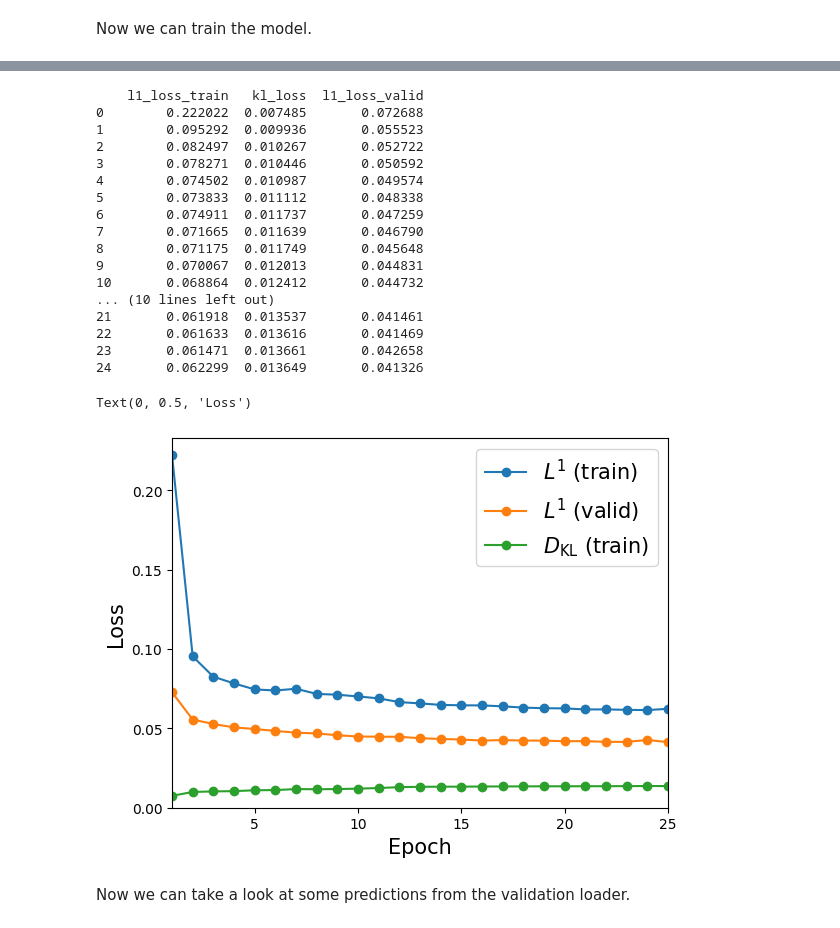
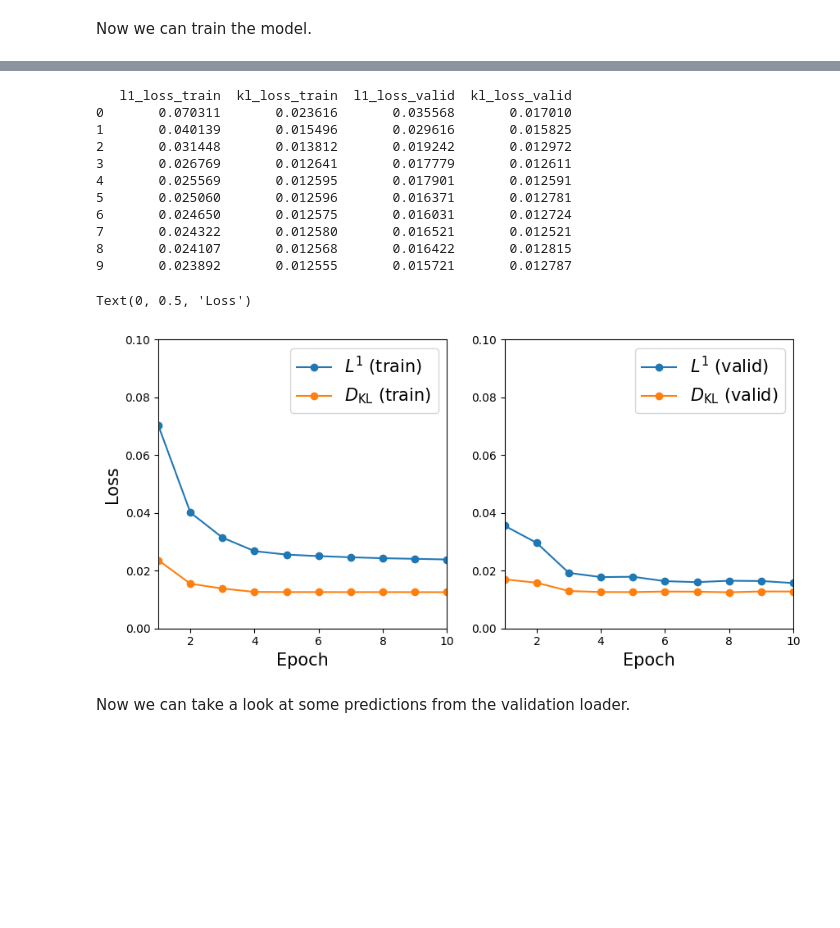
Before and after one commit to jdenholm/TorchTools, a Jupyter notebook: demos/variational_autoencoder_demo.ipynb, the cells around one changed output, grey strips where cells are left out. Saved outputs shown, nothing was run; the diff lists cells and outputs as text; code cells hidden in the pictures; blank space fills up the shorter version.

```diff
--- a/demos/variational_autoencoder_demo.ipynb
+++ b/demos/variational_autoencoder_demo.ipynb
@@ -233,27 +164,20 @@ def validate_one_epoch(
 # %% [markdown]
 Now we can train the model.
 # %%
-from time import perf_counter, sleep
+from time import perf_counter
 
 from numpy import floor
 
-epochs = 25
+epochs = 10
 
 train_metrics, valid_metrics = [], []
 
 for epoch in range(epochs):
     start = perf_counter()
 
-    train_metrics.append(
-        train_one_epoch(
-            model,
-            train_loader,
-            optimiser,
-            loss_func,
-        )
-    )
+    train_metrics.append(one_epoch(model, train_loader, optimiser))
 
-    valid_metrics.append(validate_one_epoch(model, valid_loader, loss_func))
+    valid_metrics.append(one_epoch(model, valid_loader))
 
     stop = perf_counter()
 
@@ -261,6 +185,4 @@ for epoch in range(epochs):
     secs = (stop - start) % 60.0
 
     print(f"{epoch + 1} Epoch time : {mins} mins and {secs:.3f} secs")
-
-    sleep(180)
 # %% [output]
@@ -284,50 +199,55 @@ for epoch in range(epochs):
 # %%
 import matplotlib.pyplot as plt
 from pandas import DataFrame
 
-from numpy import linspace
+from numpy import linspace, diff
 
 
 metrics = DataFrame(train_metrics).join(
     DataFrame(valid_metrics),
     lsuffix="_train",
     rsuffix="_valid",
 )
 
 x_vals = linspace(1, len(metrics), len(metrics))
 
 print(metrics)
 
-figure, axes = plt.subplots(1, 1)
-axes.plot(x_vals, metrics["l1_loss_train"], "-o", label=r"$L^{1}$ (train)")
-axes.plot(x_vals, metrics["l1_loss_valid"], "-o", label="$L^{1}$ (valid)")
-axes.plot(x_vals, metrics["kl_loss"], "-o", label=r"$D_{\mathrm{KL}}$ (train)")
+figure, axes = plt.subplots(1, 2, figsize=(10, 5))
+
+kl_str = r"$D_{\mathrm{KL}}$"
 
 
-axes.set_ylim(bottom=0.0)
-axes.set_xlim(left=1.0, right=len(metrics) if len(metrics) != 1 else None)
+for split, axis in zip(["train", "valid"], axes.ravel()):
 
-axes.legend(fontsize=15)
+    axis.plot(x_vals, metrics[f"l1_loss_{split}"], "-o", label=rf"$L^{1}$ ({split})",)
+    axis.plot(x_vals, metrics[f"kl_loss_{split}"], "-o", label=f"{kl_str} ({split})")
 
-axes.set_xlabel("Epoch", fontsize=15)
-axes.set_ylabel("Loss", fontsize=15)
+
+for axis in axes.ravel():
+    axis.legend()
+
+    axis.set_ylim(top=0.1, bottom=0.0)
+    axis.set_xlim(left=1.0, right=len(metrics) if len(metrics) != 1 else None)
+
+    axis.legend(fontsize=15)
+
+    axis.set_xlabel("Epoch", fontsize=15)
+
+    axis.set_aspect(diff(axis.get_xlim()) / diff(axis.get_ylim()))
+
+axes[0].set_ylabel("Loss", fontsize=15)
 # %% [output]
-    l1_loss_train   kl_loss  l1_loss_valid
-0        0.222022  0.007485       0.072688
-1        0.095292  0.009936       0.055523
-2        0.082497  0.010267       0.052722
-3        0.078271  0.010446       0.050592
-4        0.074502  0.010987       0.049574
-5        0.073833  0.011112       0.048338
-6        0.074911  0.011737       0.047259
-7        0.071665  0.011639       0.046790
-8        0.071175  0.011749       0.045648
-9        0.070067  0.012013       0.044831
-10       0.068864  0.012412       0.044732
-... (10 lines left out)
-21       0.061918  0.013537       0.041461
-22       0.061633  0.013616       0.041469
-23       0.061471  0.013661       0.042658
-24       0.062299  0.013649       0.041326
+   l1_loss_train  kl_loss_train  l1_loss_valid  kl_loss_valid
+0       0.070311       0.023616       0.035568       0.017010
+1       0.040139       0.015496       0.029616       0.015825
+2       0.031448       0.013812       0.019242       0.012972
+3       0.026769       0.012641       0.017779       0.012611
+4       0.025569       0.012595       0.017901       0.012591
+5       0.025060       0.012596       0.016371       0.012781
+6       0.024650       0.012575       0.016031       0.012724
+7       0.024322       0.012580       0.016521       0.012521
+8       0.024107       0.012568       0.016422       0.012815
+9       0.023892       0.012555       0.015721       0.012787
 Text(0, 0.5, 'Loss')
-[figure, old version]
+[figure, new version]
```
Also changed, not shown: parts of 12 cells of this notebook.
